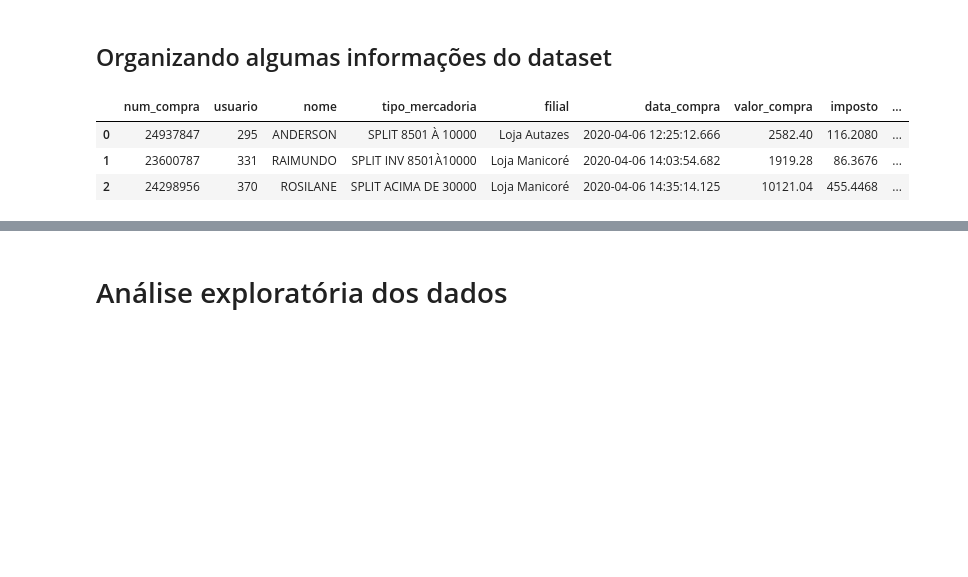
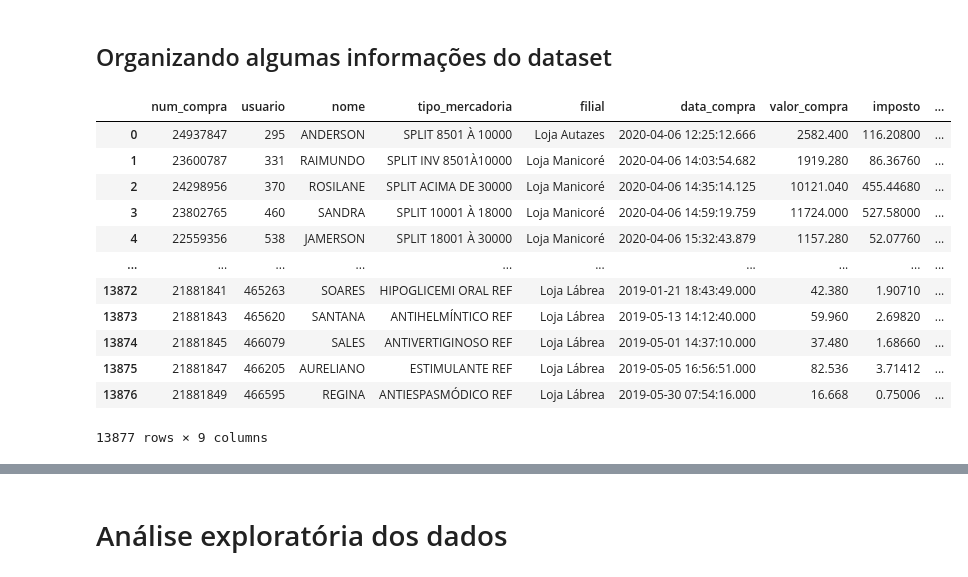
Before and after one commit to Klemersoncastro/Desafio-t-cnico-Bemol, a Jupyter notebook: Desafio Bemol - Código Fonte.ipynb, the cells around one changed output, grey strips where cells are left out. Saved outputs shown, nothing was run; the diff lists cells and outputs as text; code cells hidden in the pictures; blank space fills up the shorter version.

```diff
--- a/Desafio Bemol - Código Fonte.ipynb
+++ b/Desafio Bemol - Código Fonte.ipynb
@@ -26,10 +26,19 @@ df_questao1['cpf_na_nota'] = df_questao1['cpf_na_nota'].apply(lambda x : "Não"
 df_questao1['filial'] = df_questao1['filial'].apply(lambda x : "Loja Lábrea" if(x=='Loja Lábrea ') else x)
 df_questao1['filial'] = df_questao1['filial'].apply(lambda x : "Loja Manicoré" if(x=='Loja Manicor é ') else x)
 # %%
-df_questao1.head(3)
+df_questao1
 # %% [output]
 |  | num_compra | usuario | nome | tipo_mercadoria | filial | data_compra | valor_compra | imposto | ... |
-| 0 | 24937847 | 295 | ANDERSON | SPLIT 8501 À 10000 | Loja Autazes | 2020-04-06 12:25:12.666 | 2582.40 | 116.2080 | ... |
-| 1 | 23600787 | 331 | RAIMUNDO | SPLIT INV 8501À10000 | Loja Manicoré | 2020-04-06 14:03:54.682 | 1919.28 | 86.3676 | ... |
-| 2 | 24298956 | 370 | ROSILANE | SPLIT ACIMA DE 30000 | Loja Manicoré | 2020-04-06 14:35:14.125 | 10121.04 | 455.4468 | ... |
+| 0 | 24937847 | 295 | ANDERSON | SPLIT 8501 À 10000 | Loja Autazes | 2020-04-06 12:25:12.666 | 2582.400 | 116.20800 | ... |
+| 1 | 23600787 | 331 | RAIMUNDO | SPLIT INV 8501À10000 | Loja Manicoré | 2020-04-06 14:03:54.682 | 1919.280 | 86.36760 | ... |
+| 2 | 24298956 | 370 | ROSILANE | SPLIT ACIMA DE 30000 | Loja Manicoré | 2020-04-06 14:35:14.125 | 10121.040 | 455.44680 | ... |
+| 3 | 23802765 | 460 | SANDRA | SPLIT 10001 À 18000 | Loja Manicoré | 2020-04-06 14:59:19.759 | 11724.000 | 527.58000 | ... |
+| 4 | 22559356 | 538 | JAMERSON | SPLIT 18001 À 30000 | Loja Manicoré | 2020-04-06 15:32:43.879 | 1157.280 | 52.07760 | ... |
+| ... | ... | ... | ... | ... | ... | ... | ... | ... | ... |
+| 13872 | 21881841 | 465263 | SOARES | HIPOGLICEMI ORAL REF | Loja Lábrea | 2019-01-21 18:43:49.000 | 42.380 | 1.90710 | ... |
+| 13873 | 21881843 | 465620 | SANTANA | ANTIHELMÍNTICO REF | Loja Lábrea | 2019-05-13 14:12:40.000 | 59.960 | 2.69820 | ... |
+| 13874 | 21881845 | 466079 | SALES | ANTIVERTIGINOSO REF | Loja Lábrea | 2019-05-01 14:37:10.000 | 37.480 | 1.68660 | ... |
+| 13875 | 21881847 | 466205 | AURELIANO | ESTIMULANTE REF | Loja Lábrea | 2019-05-05 16:56:51.000 | 82.536 | 3.71412 | ... |
+| 13876 | 21881849 | 466595 | REGINA | ANTIESPASMÓDICO REF | Loja Lábrea | 2019-05-30 07:54:16.000 | 16.668 | 0.75006 | ... |
+13877 rows × 9 columns
 # %%
```
Also changed, not shown: parts of 15 cells of this notebook, 2 other files.
